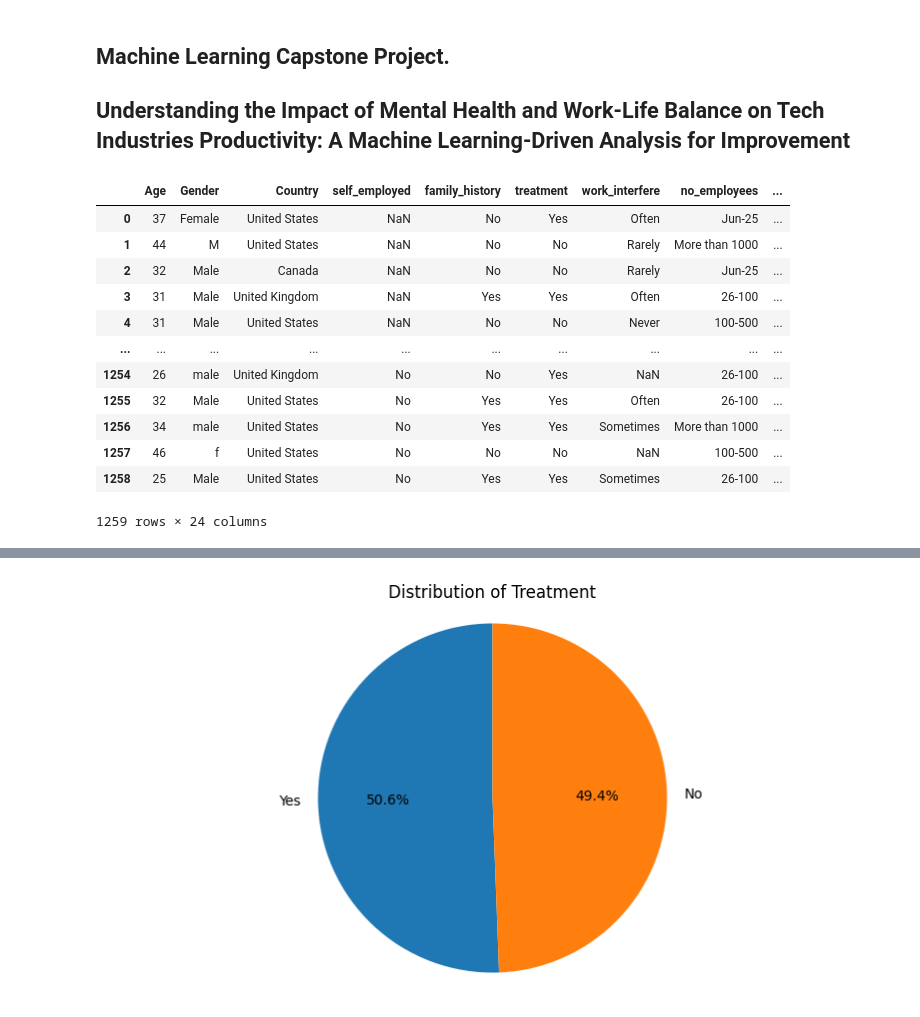
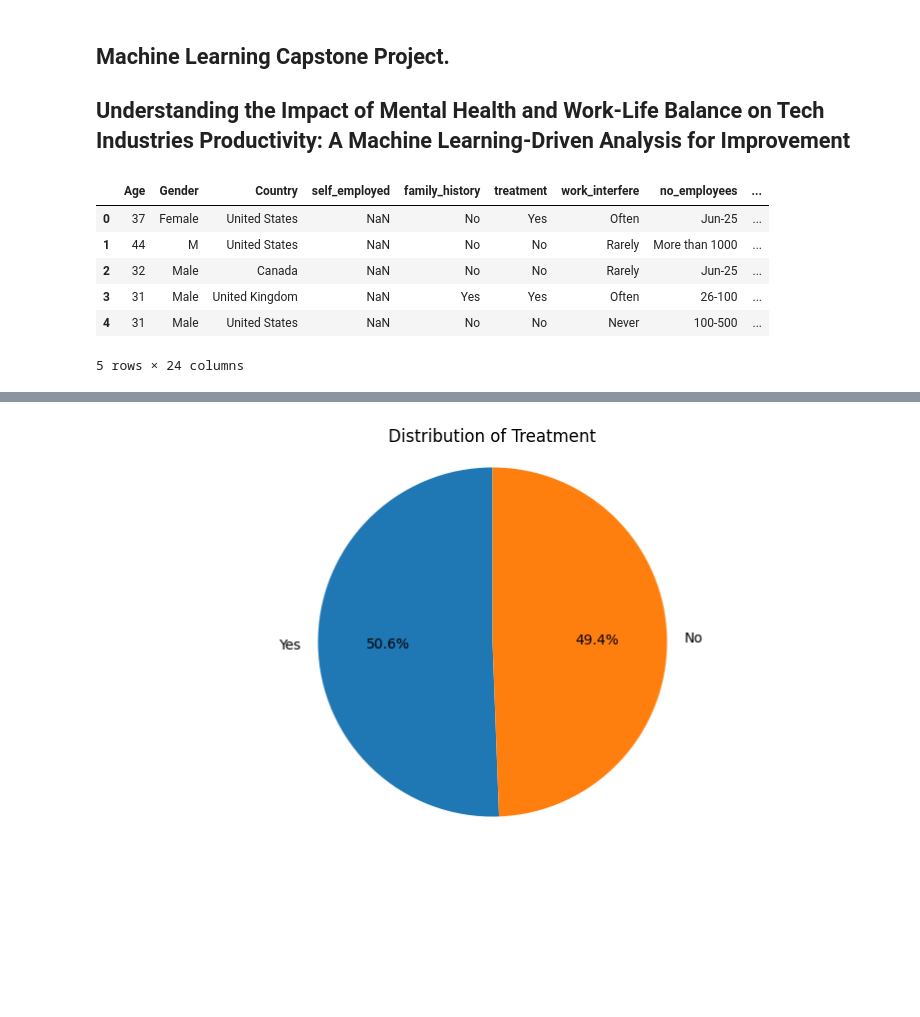
Before and after one commit to KushDayv/Machine-Learning-Capstone-Project, a Jupyter notebook: ML_Capstone_Project/Capston.ipynb, the cells around one changed output, grey strips where cells are left out. Drawn from its saved outputs; the diff is of its cells as text; code cells hidden in the pictures; blank space fills up the shorter version.

```diff
--- a/ML_Capstone_Project/Capston.ipynb
+++ b/ML_Capstone_Project/Capston.ipynb
@@ -4,28 +4,22 @@
 # %%
 #Importing the modules
 
 import pandas as pd
 import matplotlib.pyplot as plt
 import seaborn as sns
 
 #Regression Dataset
 #URL to the Dataset: https://www.kaggle.com/datasets/ksaiprakashreddy/mental-health-in-tech-survey-dataset
 Regression_df = pd.read_csv ("Mental Health in Tech Survey dataset CSV.csv")
-Regression_df
+Regression_df.head(5)
 # %% [output]
 |  | Age | Gender | Country | self_employed | family_history | treatment | work_interfere | no_employees | ... |
 | 0 | 37 | Female | United States | NaN | No | Yes | Often | Jun-25 | ... |
 | 1 | 44 | M | United States | NaN | No | No | Rarely | More than 1000 | ... |
 | 2 | 32 | Male | Canada | NaN | No | No | Rarely | Jun-25 | ... |
 | 3 | 31 | Male | United Kingdom | NaN | Yes | Yes | Often | 26-100 | ... |
 | 4 | 31 | Male | United States | NaN | No | No | Never | 100-500 | ... |
-| ... | ... | ... | ... | ... | ... | ... | ... | ... | ... |
-| 1254 | 26 | male | United Kingdom | No | No | Yes | NaN | 26-100 | ... |
-| 1255 | 32 | Male | United States | No | Yes | Yes | Often | 26-100 | ... |
-| 1256 | 34 | male | United States | No | Yes | Yes | Sometimes | More than 1000 | ... |
-| 1257 | 46 | f | United States | No | No | No | NaN | 100-500 | ... |
-| 1258 | 25 | Male | United States | No | Yes | Yes | Sometimes | 26-100 | ... |
-1259 rows × 24 columns
+5 rows × 24 columns
 # %%
 Regression_df.info()
 # %% [output]
```
Also changed, not shown: parts of 3 cells of this notebook.
